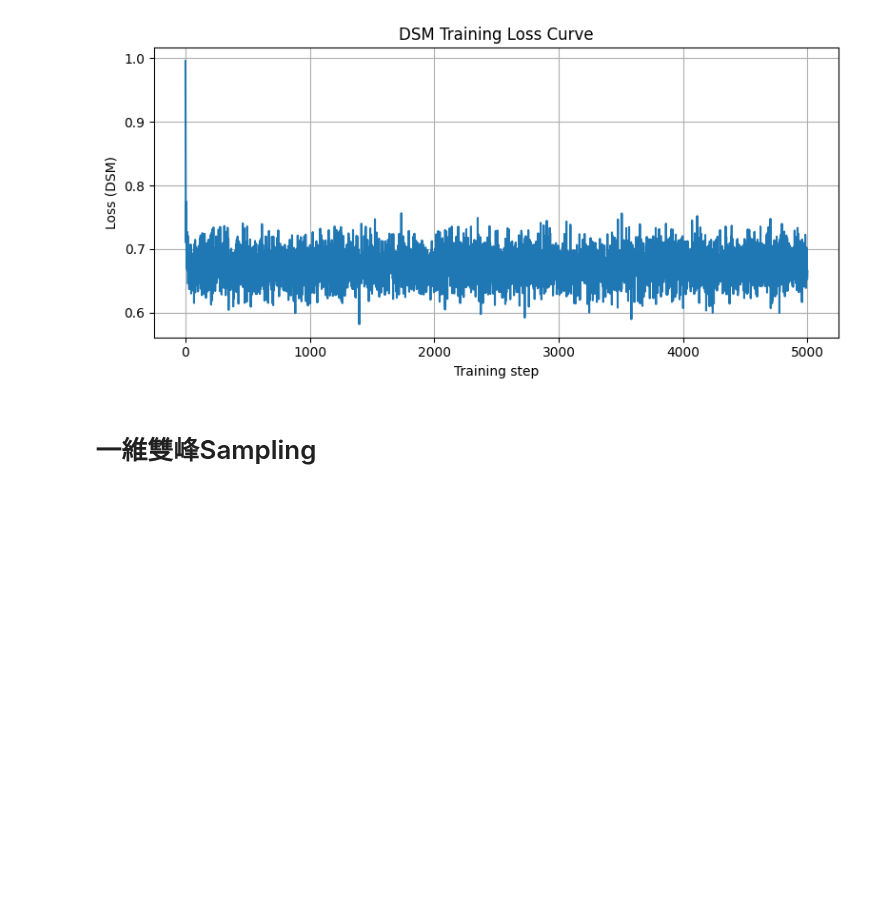
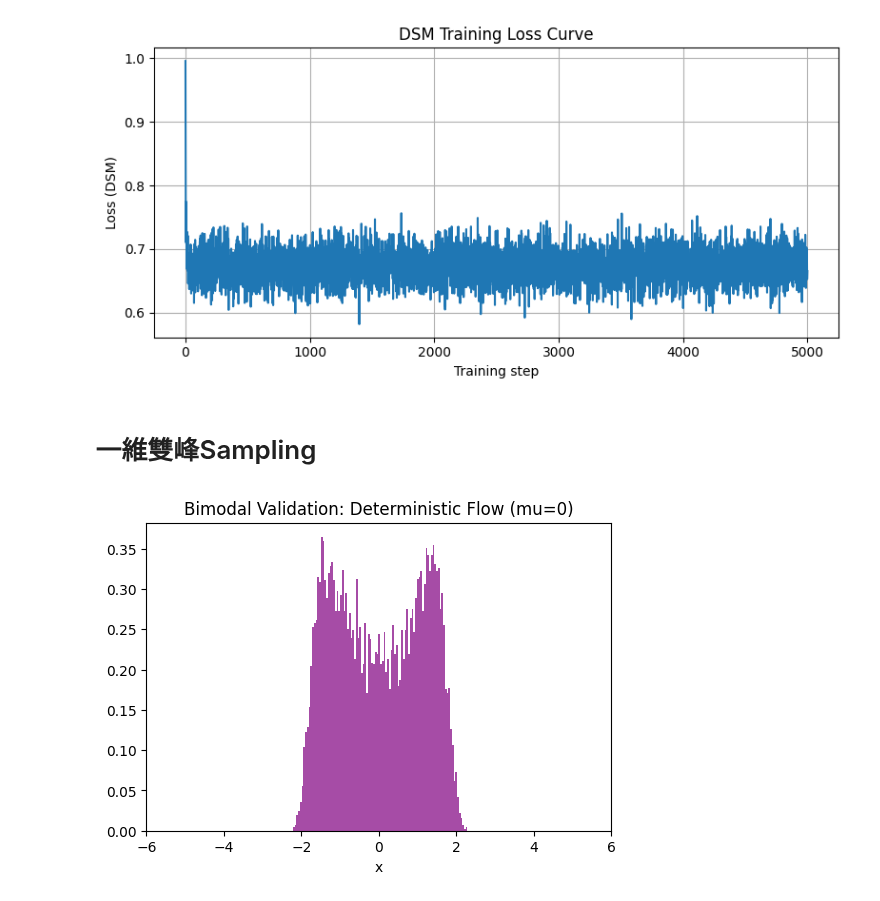
Before and after one commit to XuanWeiWang-999/2025Autumn_ML-project-DiffusionModel_02, a Jupyter notebook: 20260105_code/1D_epsilon_double.ipynb, the cells around one changed output. Drawn from its saved outputs; the diff is of its cells as text; code cells hidden in the pictures; blank space fills up the shorter version.

```diff
--- a/20260105_code/1D_epsilon_double.ipynb
+++ b/20260105_code/1D_epsilon_double.ipynb
@@ -130,3 +130,64 @@ plot_loss_curve(loss_history)
 [figure]
 # %% [markdown]
 # 一維雙峰Sampling
+# %%
+steps = 2000
+eta = 5e-4
+
+x_dim = 1
+sigma_noise = 0.4
+K_traj = 20
+N_total=5000
+# %%
+def langevin_sampling(model, steps, eta, x_dim, N_total, mu, sigma_final_denoise, deterministic):
+    N=N_total
+    model.eval()
+    x = mu+torch.randn(N, x_dim).to(device)
+    sqrt_2eta = torch.sqrt(torch.tensor(2 * eta, device=device))
+
+    with torch.no_grad():
+        for k in range(steps):
+            eps_pred = model(x)
+            score = -eps_pred / sigma_final_denoise
+
+            noise = torch.randn_like(x)
+
+            if deterministic:
+                # Note 4 模式：只跟著 Score 走 (ODE flow)
+                x = x + eta * score
+            else:
+                # 正常 Langevin 模式
+                noise = torch.randn_like(x)
+                x = x + eta * score + sqrt_2eta * noise
+        # 2. (新增) 最後一步去噪 (Tweedie's Formula)
+        # 原因：Langevin 採樣出來的是 "含噪分佈" (x + sigma)。
+        # 如果不加這一步，你的雙峰會看起來比較 "胖" (標準差比較大)。
+        # 加了這一步，點會瞬間收束到分佈的中心 (Manifold)。
+        if sigma_final_denoise > 0:
+            final_eps = model(x)
+            x = x - sigma_final_denoise * final_eps
+
+    return x.detach().cpu().numpy()
+
+# === 測試 Note 4 ===
+# 開啟 deterministic=True，這時候所有點應該會收斂成 "一根針"
+final_samples = langevin_sampling(
+    model,
+    steps=2000,
+    eta=0.001,      # 保持這個較大的 eta，讓總時間 T=2.0，足夠粒子移動
+    x_dim=1,
+    N_total=10000,  # 建議樣本多一點 (例如 10000)，這樣雙峰比較明顯
+    mu=0,           # <--- 【關鍵修改】改成 0 (兩個峰的中間)
+    sigma_final_denoise=sigma_dsm,
+    deterministic=True # 開啟 ODE 模式
+)
+
+# 畫圖檢查
+plt.figure(figsize=(6, 4))
+plt.hist(final_samples, bins=100, density=True, color='purple', alpha=0.7)
+plt.title("Bimodal Validation: Deterministic Flow (mu=0)")
+plt.xlim(-6, 6) # 設定範圍看清楚兩邊
+plt.xlabel("x")
+plt.show()
+# %% [output]
+[figure, added]
```
